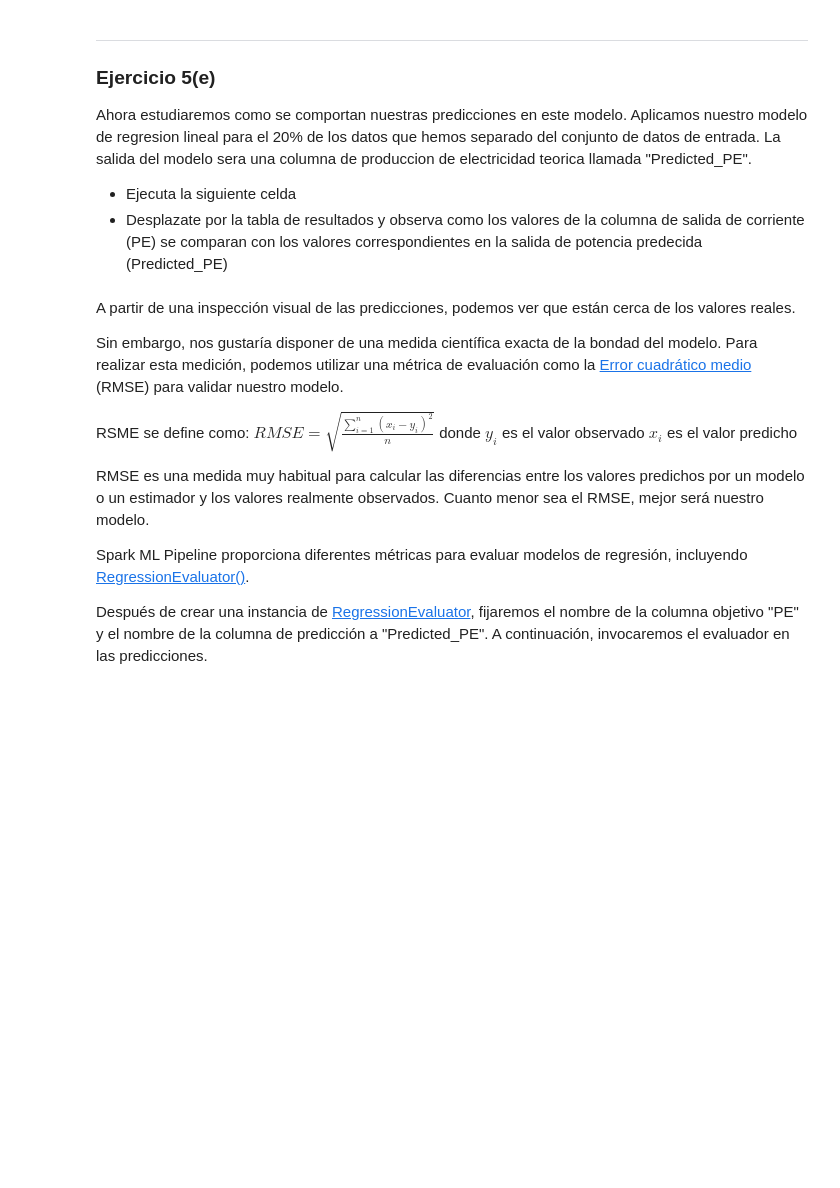
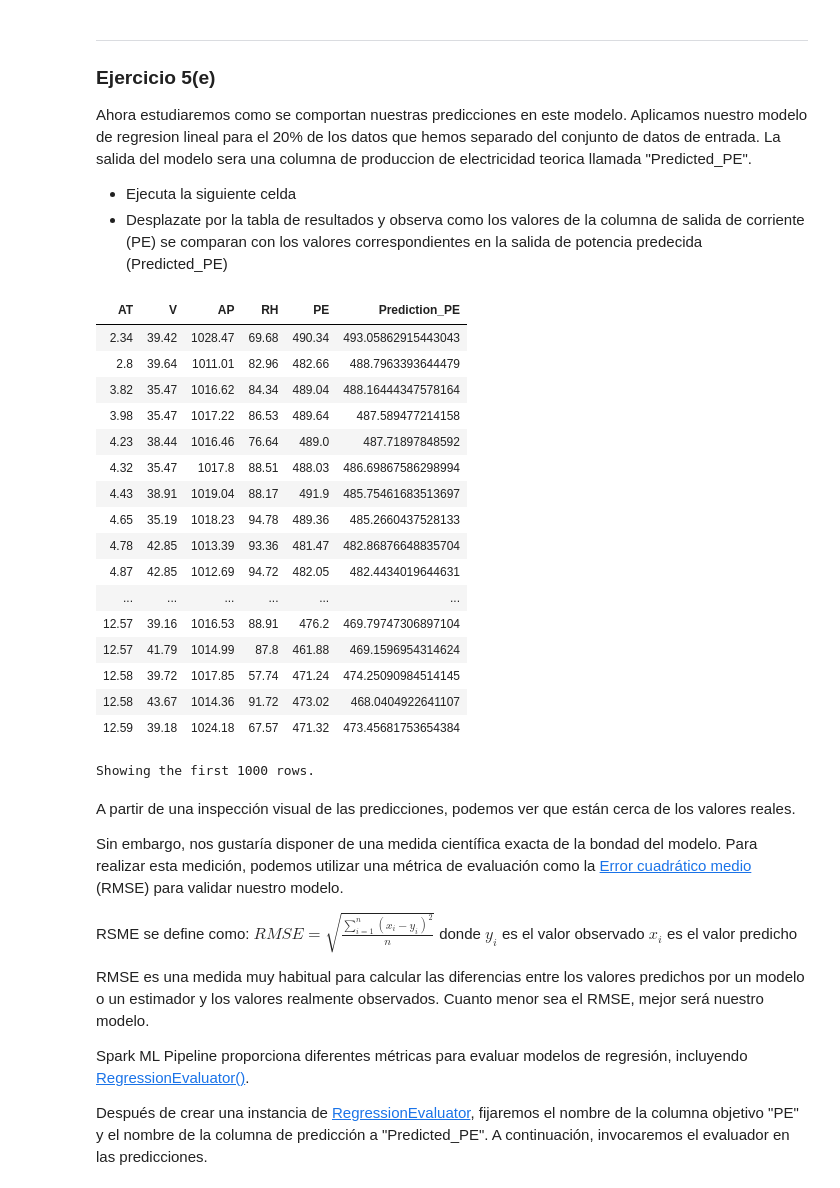
Before and after one commit to ricardocarreras/Bootcamp_DataScience_student, a Jupyter notebook: week20/labs/02_Forecast_Demanda_consumo_energetico_SparkML_alumni.ipynb, the cells around one changed output. Drawn from its saved outputs; the diff is of its cells as text; code cells hidden in the pictures; blank space fills up the shorter version.

```diff
--- a/week20/labs/02_Forecast_Demanda_consumo_energetico_SparkML_alumni.ipynb
+++ b/week20/labs/02_Forecast_Demanda_consumo_energetico_SparkML_alumni.ipynb
@@ -664,5 +690,8 @@ Utiliza el método [randomSplit()](https://spark.apache.org/docs/latest/api/pyth
 from pyspark.storagelevel import StorageLevel
 
 # creamos una semilla para la aleatoriedad del split
+seed = 1800009193
+weights = [.2, .8]
+(split20DF, split80DF) = datasetDF.randomSplit(weights=weights, seed=seed)
 # %%
 # Guardamos los split en cache
@@ -669,5 +711,7 @@ from pyspark.storagelevel import StorageLevel
 # %%
 # guardamos en variables
+training_set = split80DF.cache()
+testing_set = split20DF.cache()
 # %% [markdown]
 A continuacion vamos a crear un modelo de regresion lineal y utilizar su ayda para entender como entrenarlo. Ver la API de [Linear Regression](https://spark.apache.org/docs/latest/api/python/pyspark.ml.html#pyspark.ml.regression.LinearRegression) para mas detalles.
 
@@ -702,2 +770,4 @@ Finalmente, crearemos el modelo entrenandolo con el DataFrame `trainingSetDF`.
 # %%
 # utilizamos la API Pipeline para crear el flujo (muy similar al de scikit-learn)
+lrPipeline = Pipeline()
+lrPipeline.setStages([vectorizer, lr])
@@ -704,2 +776,3 @@ Finalmente, crearemos el modelo entrenandolo con el DataFrame `trainingSetDF`.
 # %%
 # Creamos nuestro primer modelo
+lrModel = lrPipeline.fit(training_set)
@@ -762,6 +855,29 @@ Ahora estudiaremos como se comportan nuestras predicciones en este modelo. Aplic
 - Desplazate por la tabla de resultados y observa como los valores de la columna de salida de corriente (PE) se comparan con los valores correspondientes en la salida de potencia predecida  (Predicted_PE)
 # %%
 # aplicamos el LRmodel a nuestro test data
+predictionsAndLabelDF = lrModel.transform(testing_set).select("AT","V","AP",
+                                                            "RH","PE",
+                                                            "Prediction_PE")
+display(predictionsAndLabelDF)
+# %% [output]
+| AT | V | AP | RH | PE | Prediction_PE |
+| 2.34 | 39.42 | 1028.47 | 69.68 | 490.34 | 493.05862915443043 |
+| 2.8 | 39.64 | 1011.01 | 82.96 | 482.66 | 488.7963393644479 |
+| 3.82 | 35.47 | 1016.62 | 84.34 | 489.04 | 488.16444347578164 |
+| 3.98 | 35.47 | 1017.22 | 86.53 | 489.64 | 487.589477214158 |
+| 4.23 | 38.44 | 1016.46 | 76.64 | 489.0 | 487.71897848592 |
+| 4.32 | 35.47 | 1017.8 | 88.51 | 488.03 | 486.69867586298994 |
+| 4.43 | 38.91 | 1019.04 | 88.17 | 491.9 | 485.75461683513697 |
+| 4.65 | 35.19 | 1018.23 | 94.78 | 489.36 | 485.2660437528133 |
+| 4.78 | 42.85 | 1013.39 | 93.36 | 481.47 | 482.86876648835704 |
+| 4.87 | 42.85 | 1012.69 | 94.72 | 482.05 | 482.4434019644631 |
+| ... | ... | ... | ... | ... | ... |
+| 12.57 | 39.16 | 1016.53 | 88.91 | 476.2 | 469.79747306897104 |
+| 12.57 | 41.79 | 1014.99 | 87.8 | 461.88 | 469.1596954314624 |
+| 12.58 | 39.72 | 1017.85 | 57.74 | 471.24 | 474.25090984514145 |
+| 12.58 | 43.67 | 1014.36 | 91.72 | 473.02 | 468.0404922641107 |
+| 12.59 | 39.18 | 1024.18 | 67.57 | 471.32 | 473.45681753654384 |
+Showing the first 1000 rows.
 # %% [markdown]
 A partir de una inspección visual de las predicciones, podemos ver que están cerca de los valores reales.
 
```
Also changed, not shown: parts of 44 cells of this notebook.
